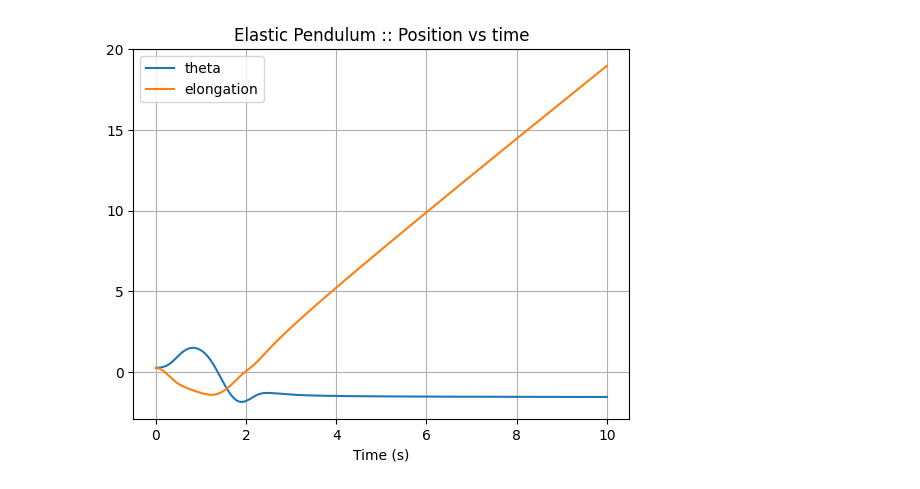
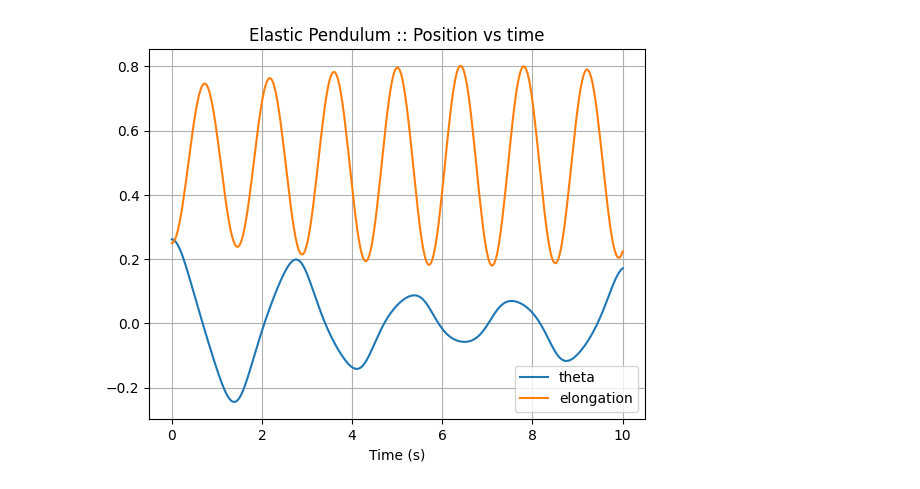
Before and after one commit to tharani2503/Mathematical_Modelling, a Jupyter notebook: Elastic_pendulm_animation/Elastic_pendulum.ipynb, the cells around one changed output. Drawn from its saved outputs; the diff is of its cells as text; code cells hidden in the pictures.

Commit message:
static_image

```diff
--- a/Elastic_pendulm_animation/Elastic_pendulum.ipynb
+++ b/Elastic_pendulm_animation/Elastic_pendulum.ipynb
@@ -58,34 +58,33 @@ l0=1
 
 x0=np.array([np.deg2rad(15),0,0.25,0])
 
 ##define the function
 def spring_mass_ode(t,y):
     theta=y[0]
     theta_dot=y[1]
     lt=y[2]
     lt_dot=y[3]
     return (
         theta_dot,
-        -g*m*np.sin(theta) + k*l0*np.sin(2*theta)/2 + k*lt*np.sin(2*theta)/2 - 2.0*lt_dot*m*theta_dot/m*(l0 + lt),
+        (-g*sin(theta) - 2.0*lt_dot*theta_dot)/(l0 + lt),
         lt_dot,
-        -k*l0*np.cos(theta)**2 - k*lt*np.cos(theta)**2 + m*(g*np.cos(theta) + l0*theta_dot**2 + lt*theta_dot**2)/m
-    )
+        g*cos(theta) - k*lt/m + l0*theta_dot**2 + lt*theta_dot**2)
 
 ## solve
 sol = solve_ivp(spring_mass_ode,[0,10],x0,t_eval=np.linspace(0,10,10*30))
 
 ##output
 theta=sol.y[0]
 lt=sol.y[2]
 t=sol.t
 
 #plot theta and lt vs time
 plt.plot(t,theta,label="theta")
 plt.plot(t,lt,label="elongation")
 plt.legend()
 plt.grid()
 plt.xlabel("Time (s)")
 plt.title("Elastic Pendulum :: Position vs time")
 plt.show()
 # %% [output]
-[figure, old version]
+[figure, new version]
```
Also changed, not shown: parts of 5 cells of this notebook, 1 other file.
